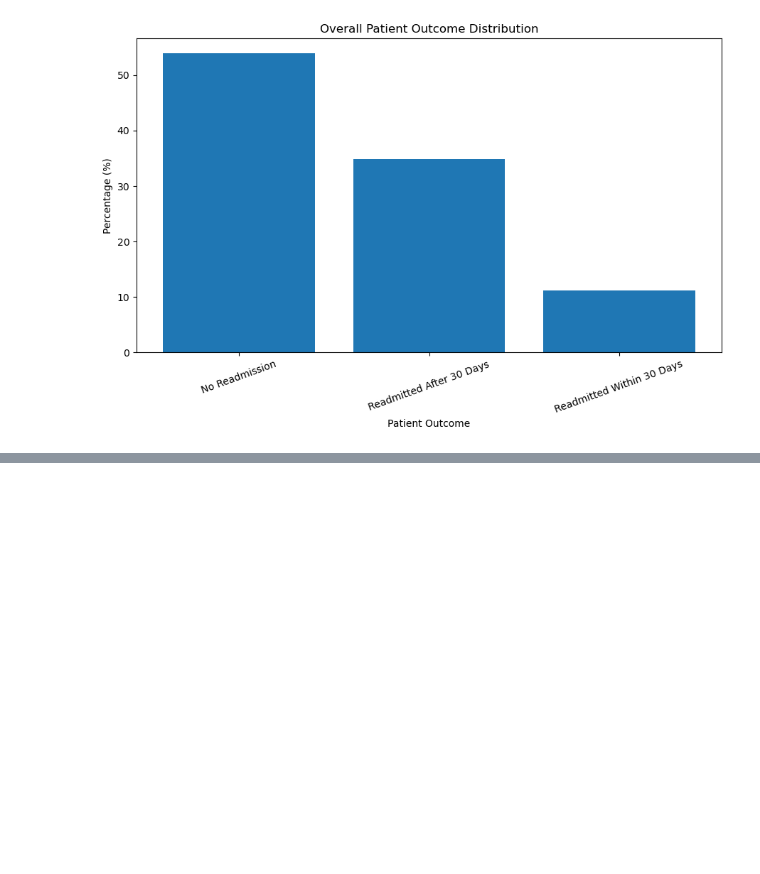
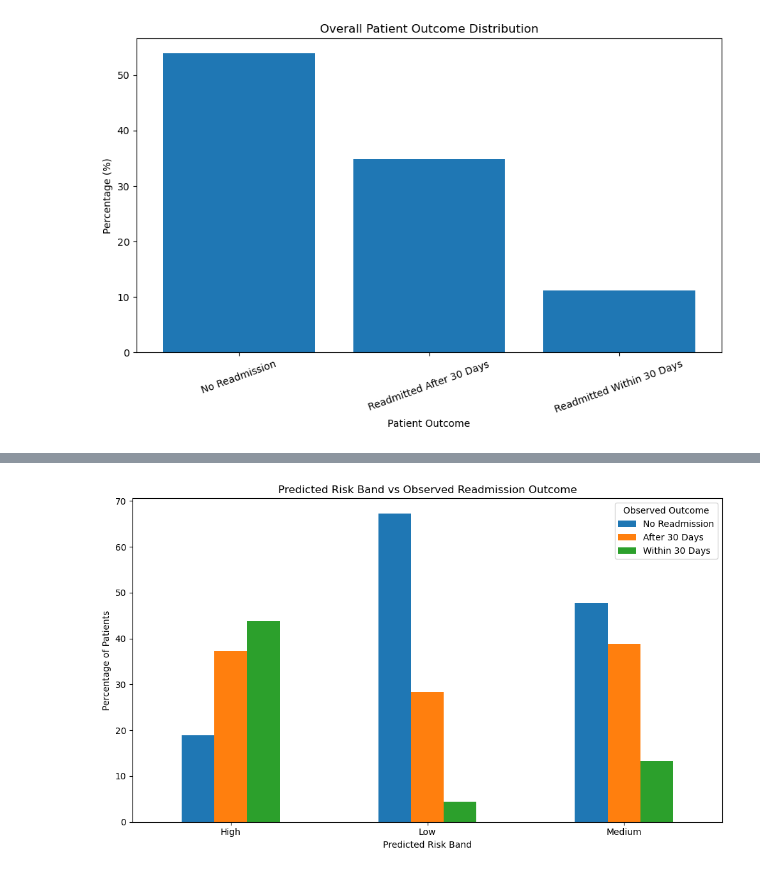
Before and after one commit to GKSJ-AI-CliniScan/HealthForecastAI, a Jupyter notebook: ml/notebooks/02-treatment-analysis.ipynb, the cells around one changed output, grey strips where cells are left out. Cells and saved outputs as stored; diff of their text form; code cells hidden in the pictures; blank space fills up the shorter version.

Commit message:
Integrate risk prediction with treatment outcomes

```diff
--- a/ml/notebooks/02-treatment-analysis.ipynb
+++ b/ml/notebooks/02-treatment-analysis.ipynb
@@ -656,0 +799,13 @@ outcome_profile
+# %%
+def assign_risk_band(probability):
+    if probability >= 0.70:
+        return "High"
+    elif probability >= 0.40:
+        return "Medium"
+    else:
+        return "Low"
+
+
+df["risk_band"] = df["risk_probability"].apply(assign_risk_band)
+
+print(df["risk_band"].value_counts())
@@ -656,0 +818,10 @@ outcome_profile
+# %%
+risk_outcome_analysis = pd.crosstab(
+    df["risk_band"],
+    df["readmitted"],
+    normalize="index"
+) * 100
+
+risk_outcome_analysis = risk_outcome_analysis.round(2)
+
+risk_outcome_analysis
@@ -656,0 +834,22 @@ outcome_profile
+# %%
+risk_outcome_plot = risk_outcome_analysis[
+    ["NO", ">30", "<30"]
+]
+
+ax = risk_outcome_plot.plot(
+    kind="bar",
+    figsize=(10, 6)
+)
+
+ax.set_xlabel("Predicted Risk Band")
+ax.set_ylabel("Percentage of Patients")
+ax.set_title("Predicted Risk Band vs Observed Readmission Outcome")
+plt.xticks(rotation=0)
+plt.legend(
+    title="Observed Outcome",
+    labels=["No Readmission", "After 30 Days", "Within 30 Days"]
+)
+plt.tight_layout()
+plt.show()
+# %% [output]
+[figure, added]
```
Also changed, not shown: parts of 15 cells of this notebook.
